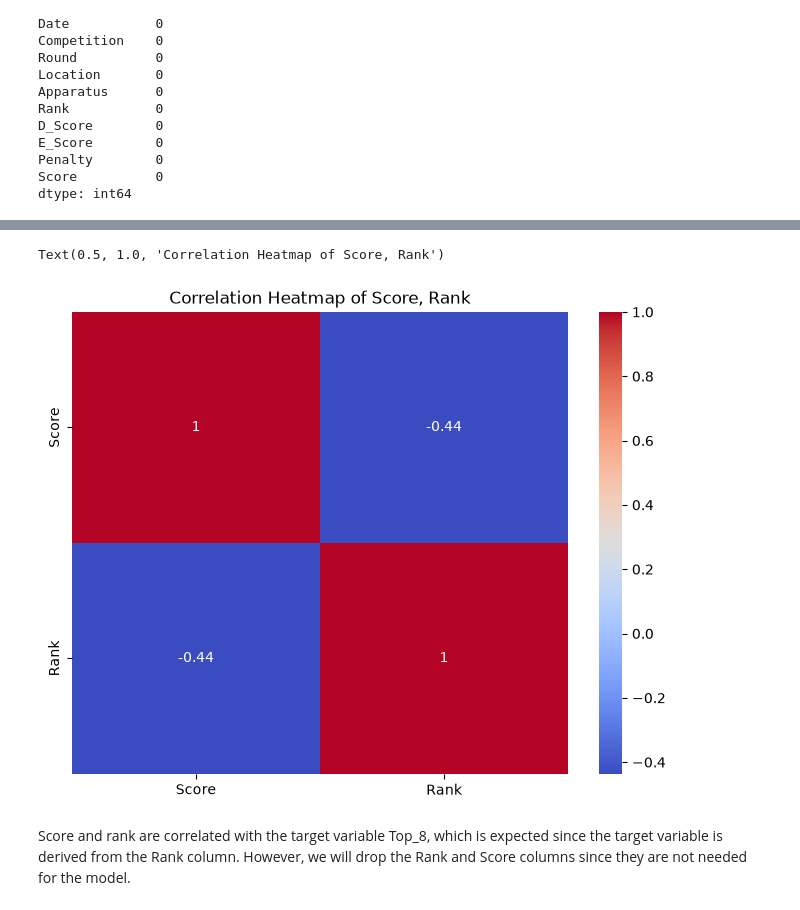
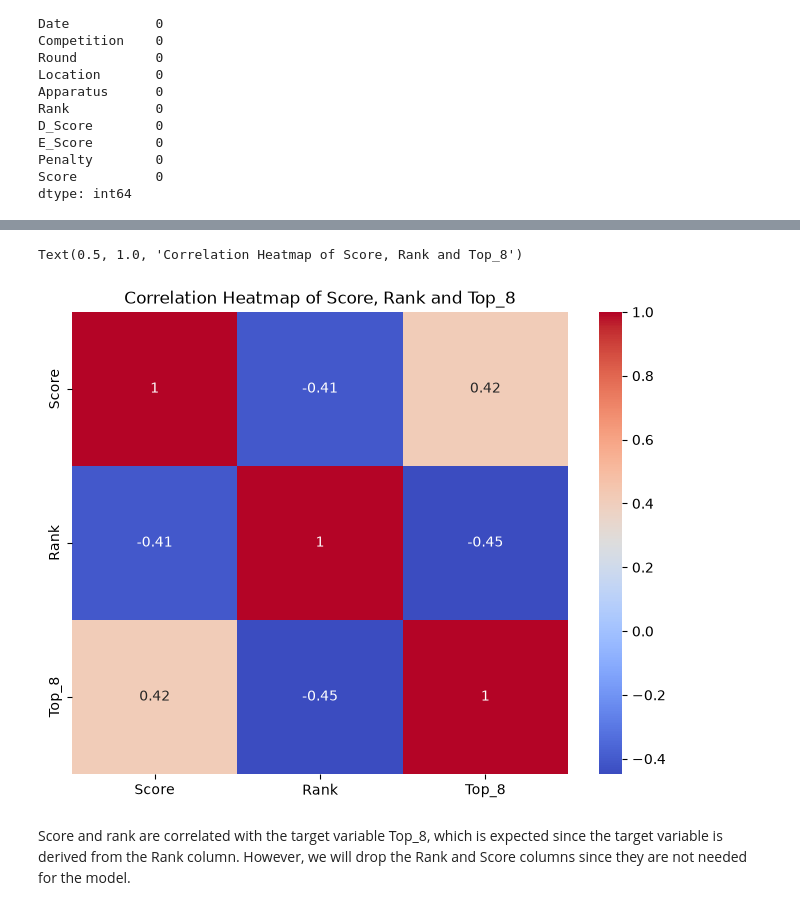
Before and after one commit to mafs794/Gymnastics-Prediction-Machine-Learning-CA1, a Jupyter notebook: ca1_2026794.ipynb, the cells around one changed output, grey strips where cells are left out. Drawn from its saved outputs; the diff is of its cells as text; code cells hidden in the pictures.

```diff
--- a/ca1_2026794.ipynb
+++ b/ca1_2026794.ipynb
@@ -165,11 +161,11 @@ qual_data.head(10)
 # %%
 #correlation heatmap of score and rank
 plt.figure(figsize=(8, 6))
-sns.heatmap(raw_data[['Score', 'Rank']].corr(), annot=True, cmap='coolwarm')
-plt.title('Correlation Heatmap of Score, Rank')
+sns.heatmap(qual_data[['Score', 'Rank', 'Top_8']].corr(), annot=True, cmap='coolwarm')
+plt.title('Correlation Heatmap of Score, Rank and Top_8')
 # %% [output]
-Text(0.5, 1.0, 'Correlation Heatmap of Score, Rank')
+Text(0.5, 1.0, 'Correlation Heatmap of Score, Rank and Top_8')
-[figure, old version]
+[figure, new version]
 # %% [markdown]
 Score and rank are correlated with the target variable Top_8, which is expected since the target variable is derived from the Rank column.
  However, we will drop the Rank and Score columns since they are not needed for the model.
```
Also changed, not shown: parts of 18 cells of this notebook.
